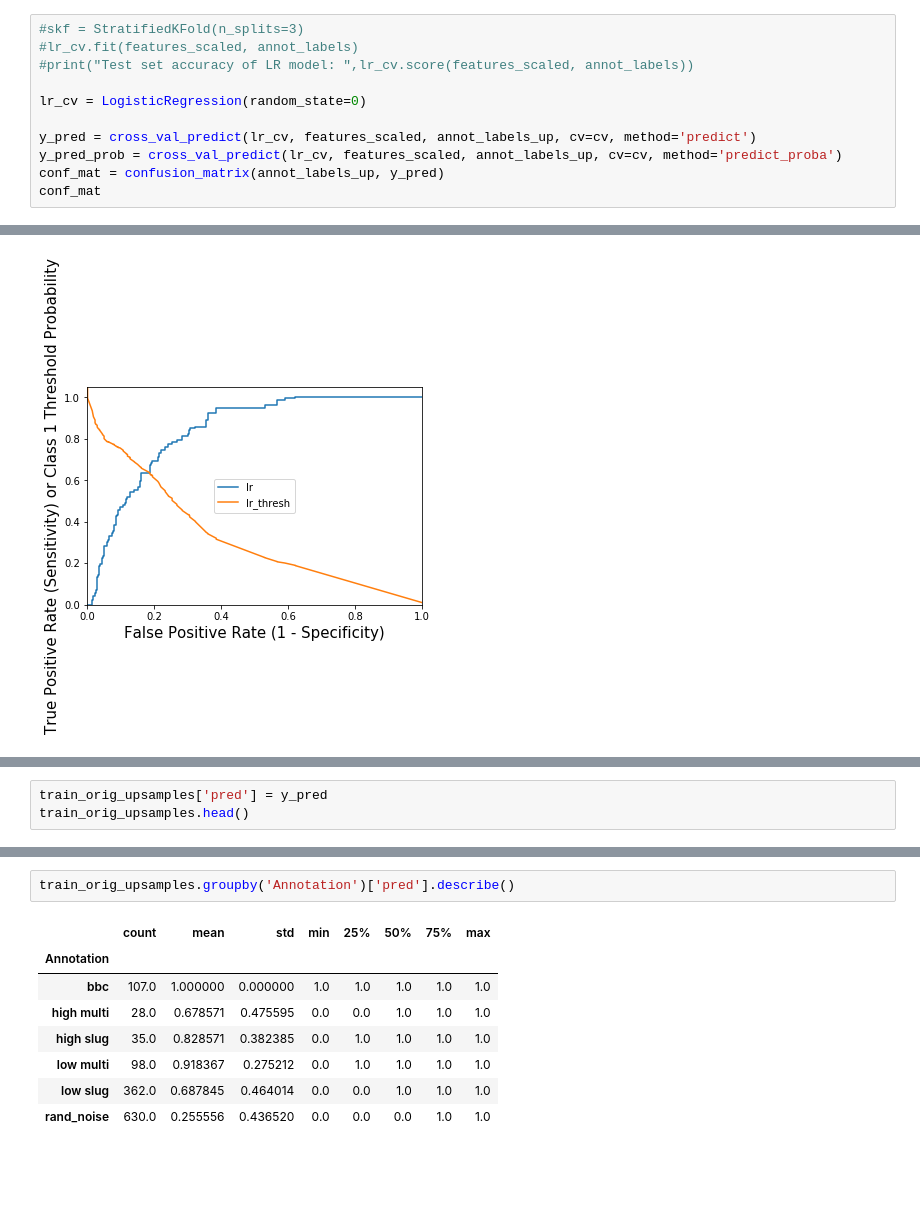
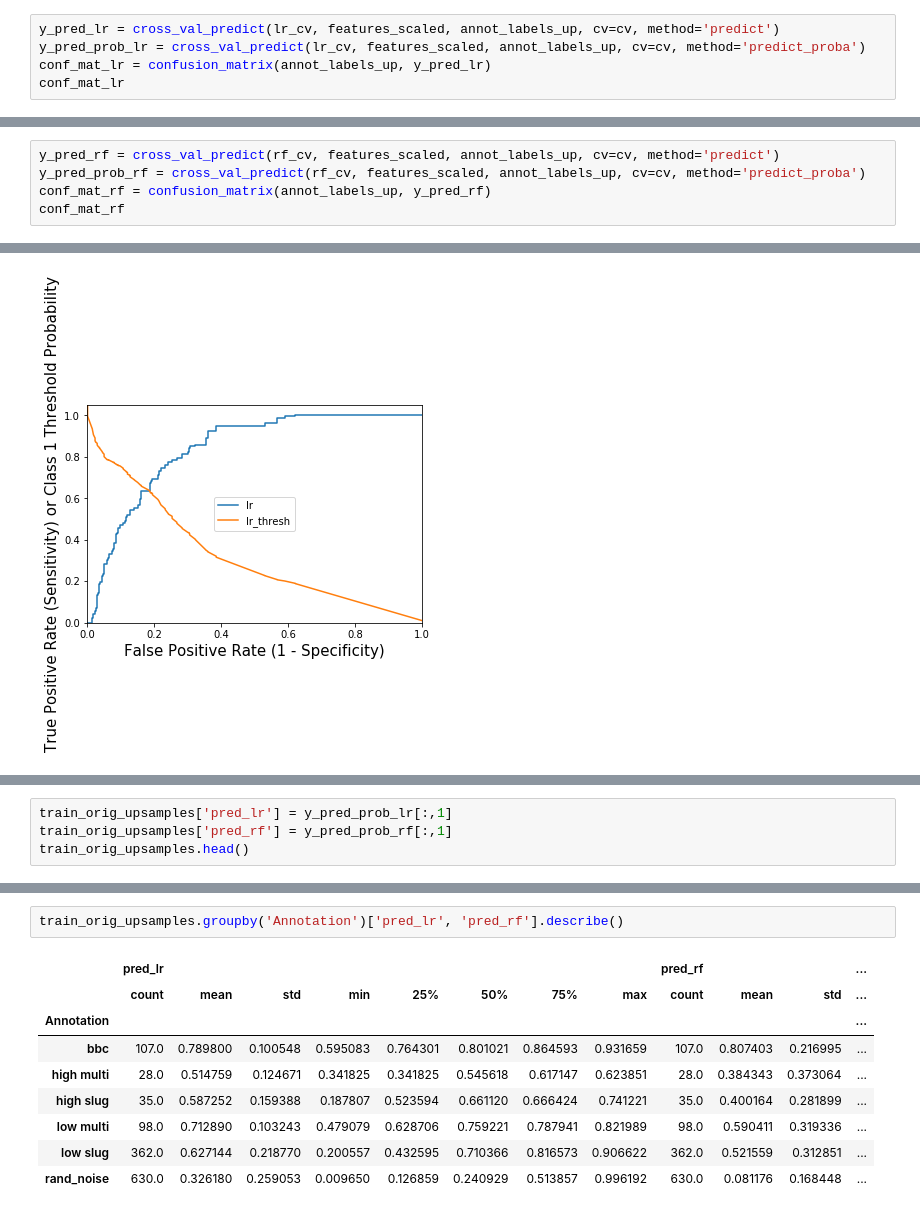
Before and after one commit to grace3999/USV_Python, a Jupyter notebook: Notebooks/3_xr_Annotations_modeling.ipynb, the cells around one changed output, grey strips where cells are left out. Cells and saved outputs as stored; diff of their text form; blank space fills up the shorter version.

```diff
--- a/Notebooks/3_xr_Annotations_modeling.ipynb
+++ b/Notebooks/3_xr_Annotations_modeling.ipynb
@@ -124,14 +130,13 @@ features_scaled = scaler.fit_transform(annot_features_up)
 # %%
-#skf = StratifiedKFold(n_splits=3)
-#lr_cv.fit(features_scaled, annot_labels)
-#print("Test set accuracy of LR model: ",lr_cv.score(features_scaled, annot_labels))
-
-lr_cv = LogisticRegression(random_state=0)
-
-y_pred = cross_val_predict(lr_cv, features_scaled, annot_labels_up, cv=cv, method='predict')
-y_pred_prob = cross_val_predict(lr_cv, features_scaled, annot_labels_up, cv=cv, method='predict_proba')
-conf_mat = confusion_matrix(annot_labels_up, y_pred)
-conf_mat
+y_pred_lr = cross_val_predict(lr_cv, features_scaled, annot_labels_up, cv=cv, method='predict')
+y_pred_prob_lr = cross_val_predict(lr_cv, features_scaled, annot_labels_up, cv=cv, method='predict_proba')
+conf_mat_lr = confusion_matrix(annot_labels_up, y_pred_lr)
+conf_mat_lr
 # %% [output]
 array([[469, 161],
        [136, 494]], dtype=int64)
+# %%
+y_pred_rf = cross_val_predict(rf_cv, features_scaled, annot_labels_up, cv=cv, method='predict')
+y_pred_prob_rf = cross_val_predict(rf_cv, features_scaled, annot_labels_up, cv=cv, method='predict_proba')
+conf_mat_rf = confusion_matrix(annot_labels_up, y_pred_rf)
+conf_mat_rf
@@ -202,3 +235,0 @@ Text(0, 0.5, 'Precision')
-# %%
-train_orig_upsamples['pred'] = y_pred
-train_orig_upsamples.head()
@@ -211,0 +236,4 @@ train_orig_upsamples.head()
+# %%
+train_orig_upsamples['pred_lr'] = y_pred_prob_lr[:,1]
+train_orig_upsamples['pred_rf'] = y_pred_prob_rf[:,1]
+train_orig_upsamples.head()
@@ -212,11 +247,12 @@ train_orig_upsamples.head()
 # %%
-train_orig_upsamples.groupby('Annotation')['pred'].describe()
+train_orig_upsamples.groupby('Annotation')['pred_lr', 'pred_rf'].describe()
 # %% [output]
-|  | count | mean | std | min | 25% | 50% | 75% | max |
-| Annotation |  |  |  |  |  |  |  |  |
-| bbc | 107.0 | 1.000000 | 0.000000 | 1.0 | 1.0 | 1.0 | 1.0 | 1.0 |
-| high multi | 28.0 | 0.678571 | 0.475595 | 0.0 | 0.0 | 1.0 | 1.0 | 1.0 |
-| high slug | 35.0 | 0.828571 | 0.382385 | 0.0 | 1.0 | 1.0 | 1.0 | 1.0 |
-| low multi | 98.0 | 0.918367 | 0.275212 | 0.0 | 1.0 | 1.0 | 1.0 | 1.0 |
-| low slug | 362.0 | 0.687845 | 0.464014 | 0.0 | 0.0 | 1.0 | 1.0 | 1.0 |
-| rand_noise | 630.0 | 0.255556 | 0.436520 | 0.0 | 0.0 | 0.0 | 1.0 | 1.0 |
+|  | pred_lr |  |  |  |  |  |  |  | pred_rf |  |  | ... |
+|  | count | mean | std | min | 25% | 50% | 75% | max | count | mean | std | ... |
+| Annotation |  |  |  |  |  |  |  |  |  |  |  | ... |
+| bbc | 107.0 | 0.789800 | 0.100548 | 0.595083 | 0.764301 | 0.801021 | 0.864593 | 0.931659 | 107.0 | 0.807403 | 0.216995 | ... |
+| high multi | 28.0 | 0.514759 | 0.124671 | 0.341825 | 0.341825 | 0.545618 | 0.617147 | 0.623851 | 28.0 | 0.384343 | 0.373064 | ... |
+| high slug | 35.0 | 0.587252 | 0.159388 | 0.187807 | 0.523594 | 0.661120 | 0.666424 | 0.741221 | 35.0 | 0.400164 | 0.281899 | ... |
+| low multi | 98.0 | 0.712890 | 0.103243 | 0.479079 | 0.628706 | 0.759221 | 0.787941 | 0.821989 | 98.0 | 0.590411 | 0.319336 | ... |
+| low slug | 362.0 | 0.627144 | 0.218770 | 0.200557 | 0.432595 | 0.710366 | 0.816573 | 0.906622 | 362.0 | 0.521559 | 0.312851 | ... |
+| rand_noise | 630.0 | 0.326180 | 0.259053 | 0.009650 | 0.126859 | 0.240929 | 0.513857 | 0.996192 | 630.0 | 0.081176 | 0.168448 | ... |
```
Also changed, not shown: parts of 20 cells of this notebook.
